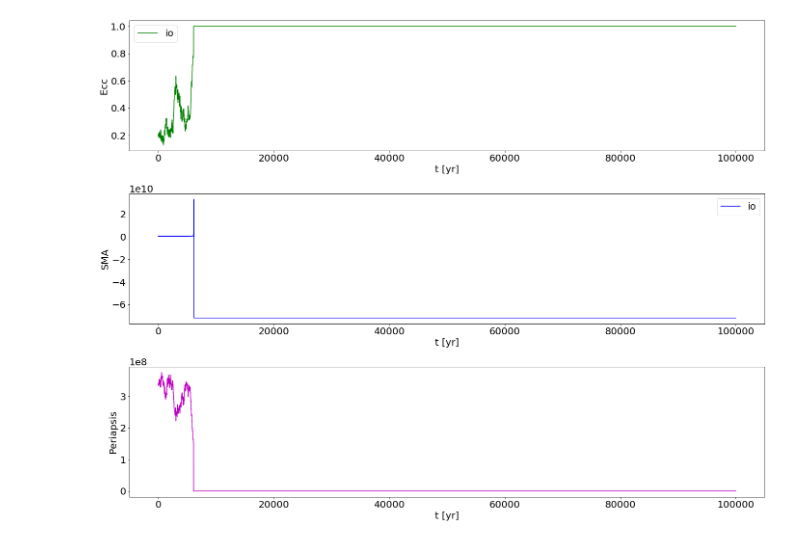
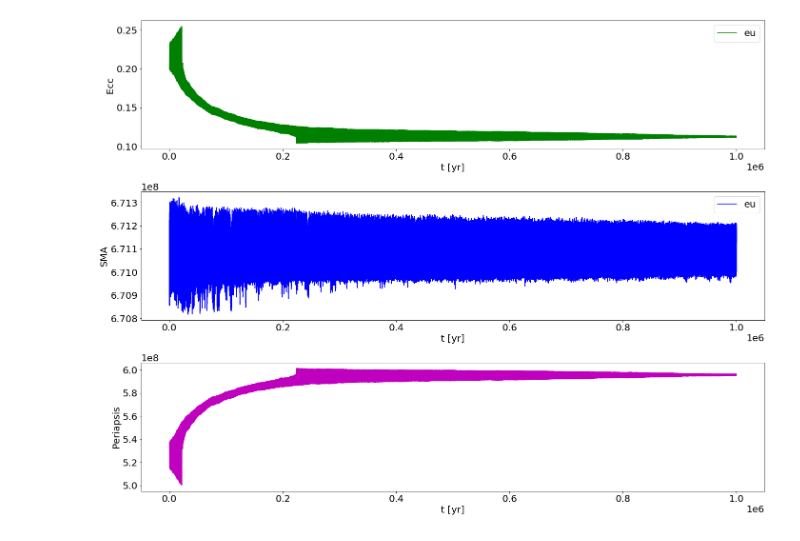
Before and after one commit to peterbreslin/amuse-project, a Jupyter notebook: testing_results.ipynb, the cells around one changed output. Cells and saved outputs as stored; diff of their text form; code cells hidden in the pictures.

```diff
--- a/testing_results.ipynb
+++ b/testing_results.ipynb
@@ -59,33 +61,33 @@ def plot_moon(moon, tidal=False, kozai=False):
 # %%
-path = '/home/astrobrez/Amuse-env/amuse-project/small_tsteps/small_tstep.hdf5'
+path = '/home/astrobrez/Amuse-env/amuse-project/new_data/eu_k.hdf5'
 
 res = h5py.File(path)
 
-moon = 'io'
+moon = 'eu'
 ecc = res['ecc'][:]
 sma = res['sma'][:]
 time_range = res['time'][:]
 
 plt.rcParams.update({'font.size': 20})
 fig, (ax2, ax3, ax4) = plt.subplots(3, 1, figsize=[20, 15], tight_layout=True)
 colours = ['r', 'g', 'b', 'm']
 
 ax2.plot(time_range, ecc, color=colours[1], label=moon)
 ax2.set_ylabel('Ecc')
 ax2.set_xlabel('t [yr]')
 ax2.legend()
 
 ax3.plot(time_range, sma, color=colours[2], label=moon)
 ax3.set_ylabel('SMA')
 ax3.set_xlabel('t [yr]')
 ax3.legend()
 
 porb = np.array(sma) * (1-np.array(ecc))
 ax4.plot(time_range, porb, color=colours[3], label=moon)
 ax4.set_ylabel('Periapsis')
 ax4.set_xlabel('t [yr]')
 
 res.close()
 plt.show()
 # %% [output]
-[figure, old version]
+[figure, new version]
```
Also changed, not shown: parts of 5 cells of this notebook, 46 other files.
